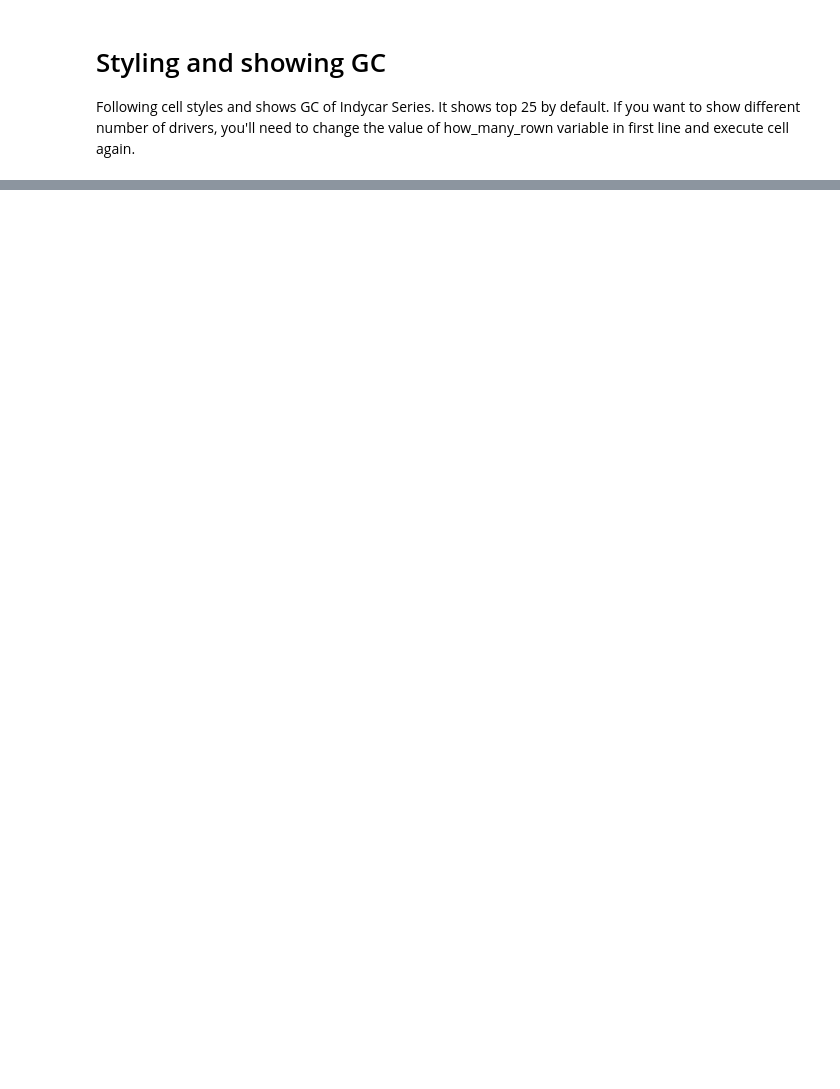
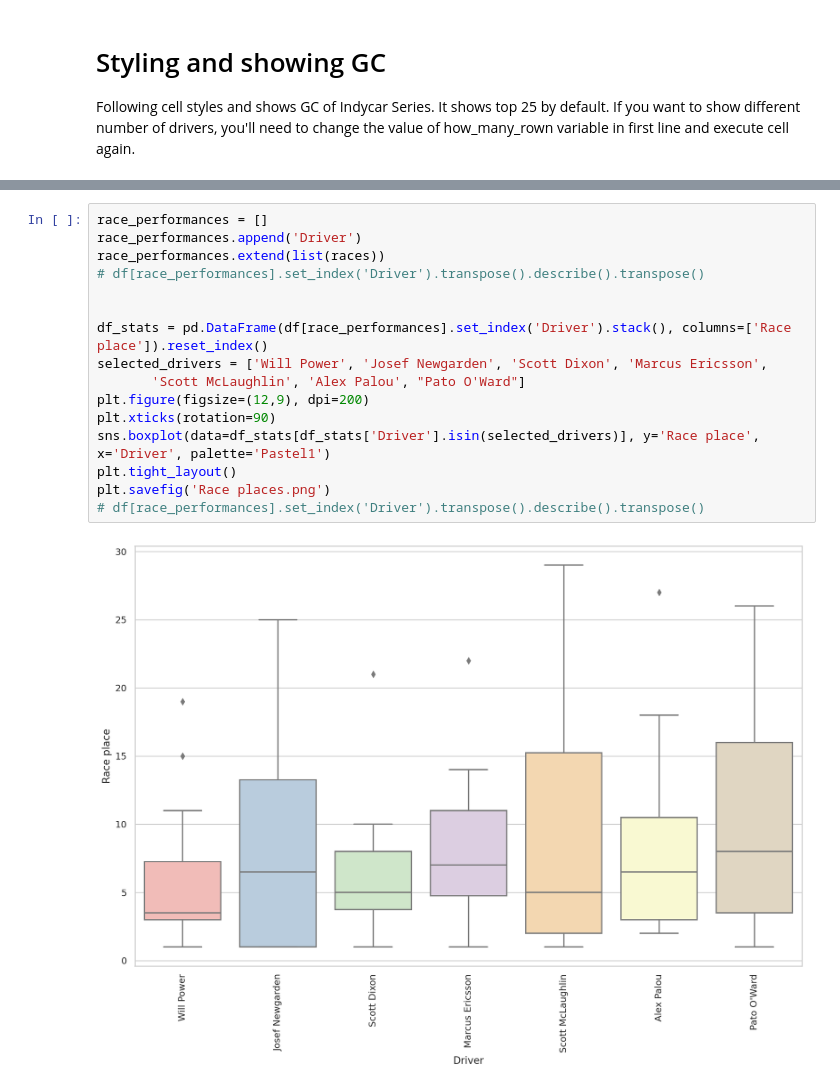
Before and after one commit to kztrp/MotorsportStats, a Jupyter notebook: Indycar2022.ipynb, the cells around one changed output, grey strips where cells are left out. Cells and saved outputs as stored; diff of their text form; blank space fills up the shorter version.

```diff
--- a/Indycar2022.ipynb
+++ b/Indycar2022.ipynb
@@ -219,0 +272,18 @@ plt.savefig('Race to title.png')
+# %%
+race_performances = []
+race_performances.append('Driver')
+race_performances.extend(list(races))
+# df[race_performances].set_index('Driver').transpose().describe().transpose()
+
+
+df_stats = pd.DataFrame(df[race_performances].set_index('Driver').stack(), columns=['Race place']).reset_index()
+selected_drivers = ['Will Power', 'Josef Newgarden', 'Scott Dixon', 'Marcus Ericsson',
+       'Scott McLaughlin', 'Alex Palou', "Pato O'Ward"]
+plt.figure(figsize=(12,9), dpi=200)
+plt.xticks(rotation=90)
+sns.boxplot(data=df_stats[df_stats['Driver'].isin(selected_drivers)], y='Race place', x='Driver', palette='Pastel1')
+plt.tight_layout()
+plt.savefig('Race places.png')
+# df[race_performances].set_index('Driver').transpose().describe().transpose()
+# %% [output]
+[figure, added]
```
Also changed, not shown: parts of 6 cells of this notebook, 6 other files.
